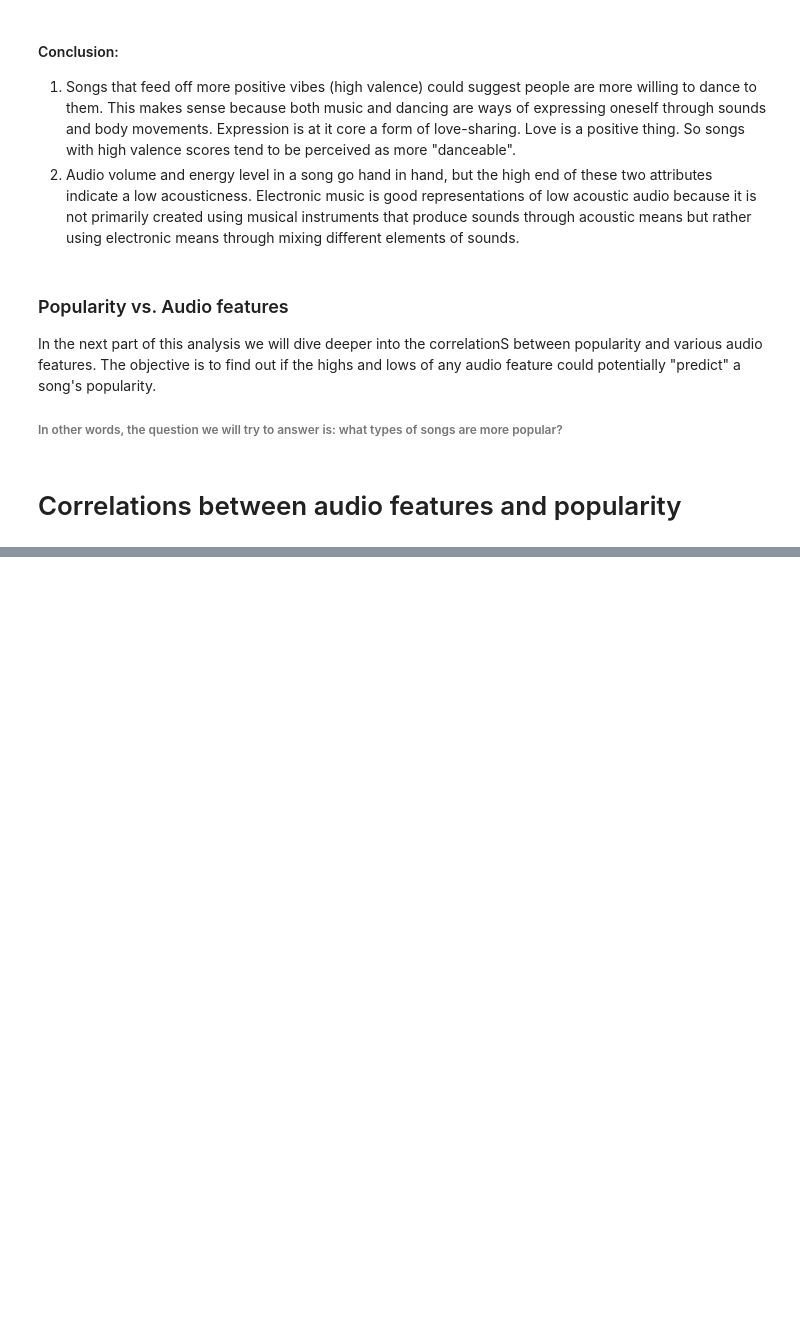
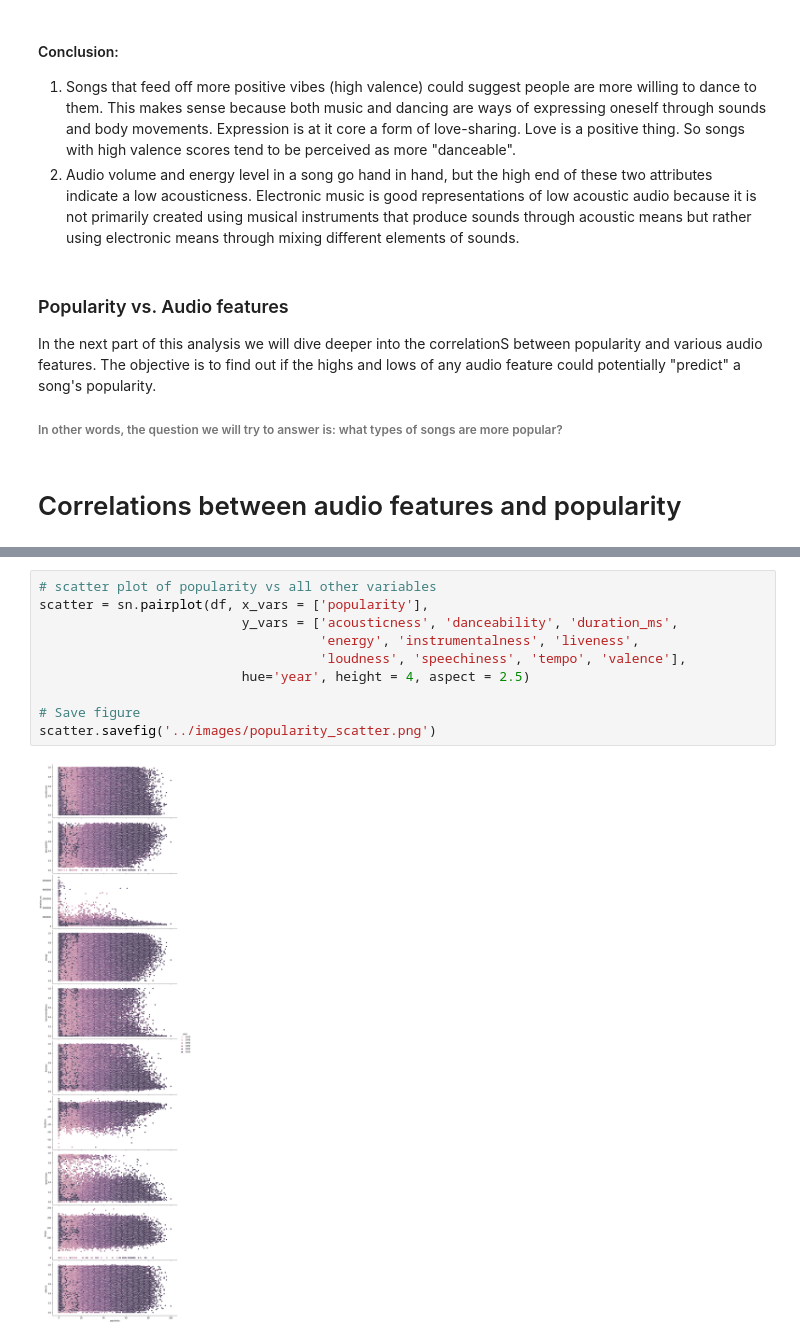
Before and after one commit to ztcnrh/Spotify-Music-Analysis, a Jupyter notebook: analysis/correlations_analysis.ipynb, the cells around one changed output, grey strips where cells are left out. Saved outputs shown, nothing was run; the diff lists cells and outputs as text; blank space fills up the shorter version.

Commit message:
Minor cleanup and code updates. Save all scatter plots in one image.

```diff
--- a/analysis/correlations_analysis.ipynb
+++ b/analysis/correlations_analysis.ipynb
@@ -129,3 +83,15 @@ scatter.savefig('../images/popularity_scatter.png')
+# %%
+# scatter plot of popularity vs all other variables
+scatter = sn.pairplot(df, x_vars = ['popularity'],
+                          y_vars = ['acousticness', 'danceability', 'duration_ms',
+                                    'energy', 'instrumentalness', 'liveness',
+                                    'loudness', 'speechiness', 'tempo', 'valence'],
+                          hue='year', height = 4, aspect = 2.5)
+
+# Save figure
+scatter.savefig('../images/popularity_scatter.png')
+# %% [output]
+[figure, added]
 # %%
 # Alternative, a snapshot for presentation
 fig, axs = plt.subplots(nrows=3, ncols=4, figsize=(10, 8))
```
Also changed, not shown: parts of 3 cells of this notebook, 3 other files.
